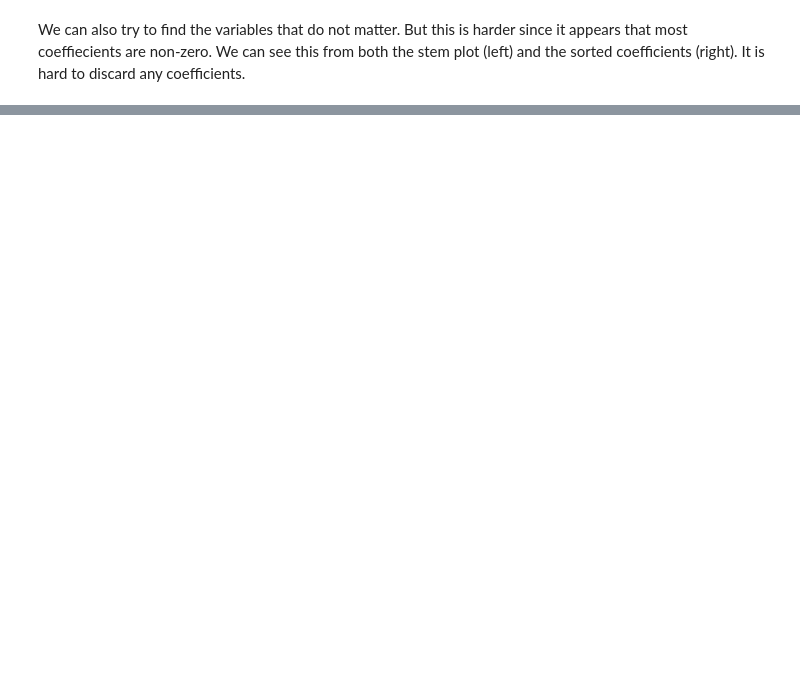
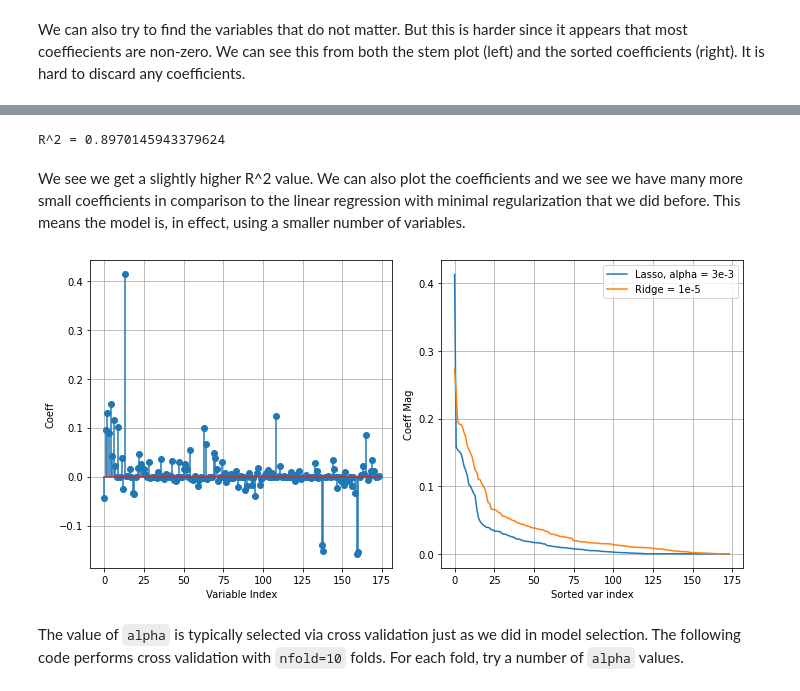
Before and after one commit to siddharthchd/introml, a Jupyter notebook: unit5/demo2_housing.ipynb, the cells around one changed output, grey strips where cells are left out. Saved outputs shown, nothing was run; the diff lists cells and outputs as text; code cells hidden in the pictures; blank space fills up the shorter version.

```diff
--- a/unit5/demo2_housing.ipynb
+++ b/unit5/demo2_housing.ipynb
@@ -303,0 +313,45 @@ plt.tight_layout()
+# %%
+from sklearn.linear_model import Lasso
+from warnings import simplefilter
+from sklearn.exceptions import ConvergenceWarning
+simplefilter("ignore", category = ConvergenceWarning)
+
+# Select alpha
+alpha = 3e-3
+
+# Create Lasso object and fit on training data
+reg = Lasso(alpha = alpha)
+reg.fit(Xtrain1, ytrain1)
+
+# Predict and score on test
+yhat1 = reg.predict(Xtest1)
+rsq = r2_score(ytest1, yhat1)
+
+print('R^2 = {}'.format(rsq))
+# %% [output]
+R^2 = 0.8970145943379624
+# %% [markdown]
+We see we get a slightly higher R^2 value.  We can also plot the coefficients and we see we have many more small coefficients in comparison to the linear regression with minimal regularization that we did before.  This means the model is, in effect, using a smaller number of variables.
+# %%
+coeff_lasso = reg.coef_.ravel()
+
+plt.figure(figsize = (10, 5))
+plt.subplot(1, 2, 1)
+plt.stem(coeff_lasso, use_line_collection = True)
+plt.xlabel('Variable Index')
+plt.ylabel('Coeff')
+plt.grid()
+
+plt.subplot(1, 2, 2)
+coeff_sort_lasso = np.flipud(np.sort(np.abs(coeff_lasso)))
+plt.plot(coeff_sort_lasso)
+plt.plot(coeff_sort_ls)
+plt.xlabel('Sorted var index')
+plt.ylabel('Coeff Mag')
+plt.grid()
+plt.legend(['Lasso, alpha = 3e-3', 'Ridge = 1e-5'])
+plt.tight_layout()
+# %% [output]
+[figure, added]
+# %% [markdown]
+The value of `alpha` is typically selected via cross validation just as we did in model selection.  The following code performs cross validation with `nfold=10` folds.  For each fold, try a number of `alpha` values.
```
Also changed, not shown: parts of 29 cells of this notebook.
